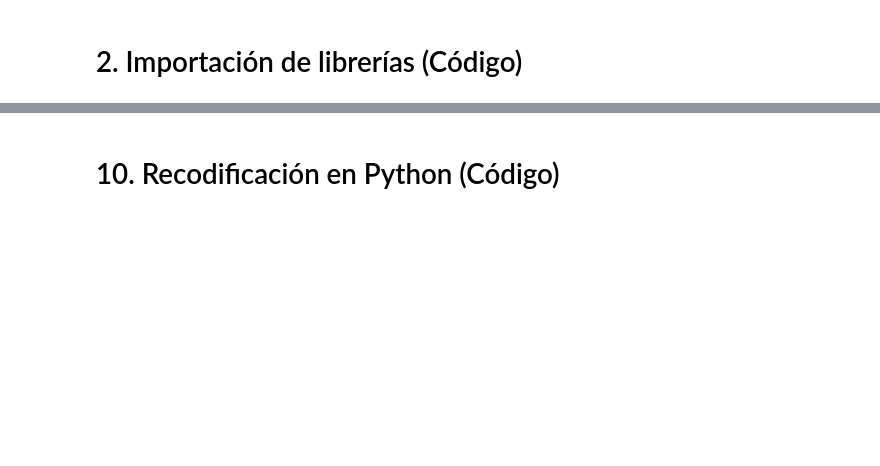
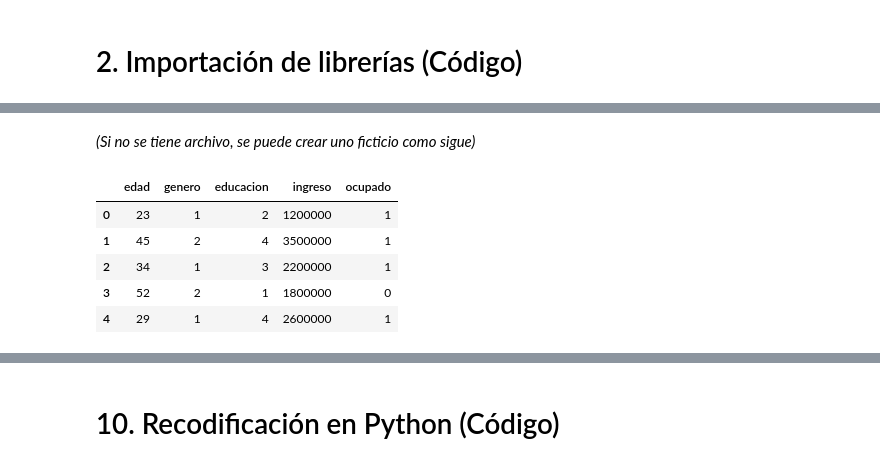
Before and after one commit to marco-canas/curso_analisis_datos_sociales_con_estratificacion, a Jupyter notebook: 1_clases/2_clase/clase_2.ipynb, the cells around one changed output, grey strips where cells are left out. Drawn from its saved outputs; the diff is of its cells as text; code cells hidden in the pictures; blank space fills up the shorter version.

```diff
--- a/1_clases/2_clase/clase_2.ipynb
+++ b/1_clases/2_clase/clase_2.ipynb
@@ -192,0 +228,20 @@ Estas decisiones son **analíticas**, no solo técnicas.
+# %% [markdown]
+
+*(Si no se tiene archivo, se puede crear uno ficticio como sigue)*
+# %%
+df = pd.DataFrame({
+    "edad": [23, 45, 34, 52, 29],
+    "genero": [1, 2, 1, 2, 1],
+    "educacion": [2, 4, 3, 1, 4],
+    "ingreso": [1200000, 3500000, 2200000, 1800000, 2600000],
+    "ocupado": [1, 1, 1, 0, 1]
+})
+
+df
+# %% [output]
+|  | edad | genero | educacion | ingreso | ocupado |
+| 0 | 23 | 1 | 2 | 1200000 | 1 |
+| 1 | 45 | 2 | 4 | 3500000 | 1 |
+| 2 | 34 | 1 | 3 | 2200000 | 1 |
+| 3 | 52 | 2 | 1 | 1800000 | 0 |
+| 4 | 29 | 1 | 4 | 2600000 | 1 |
```
Also changed, not shown: parts of 82 cells of this notebook, 6 other files.
